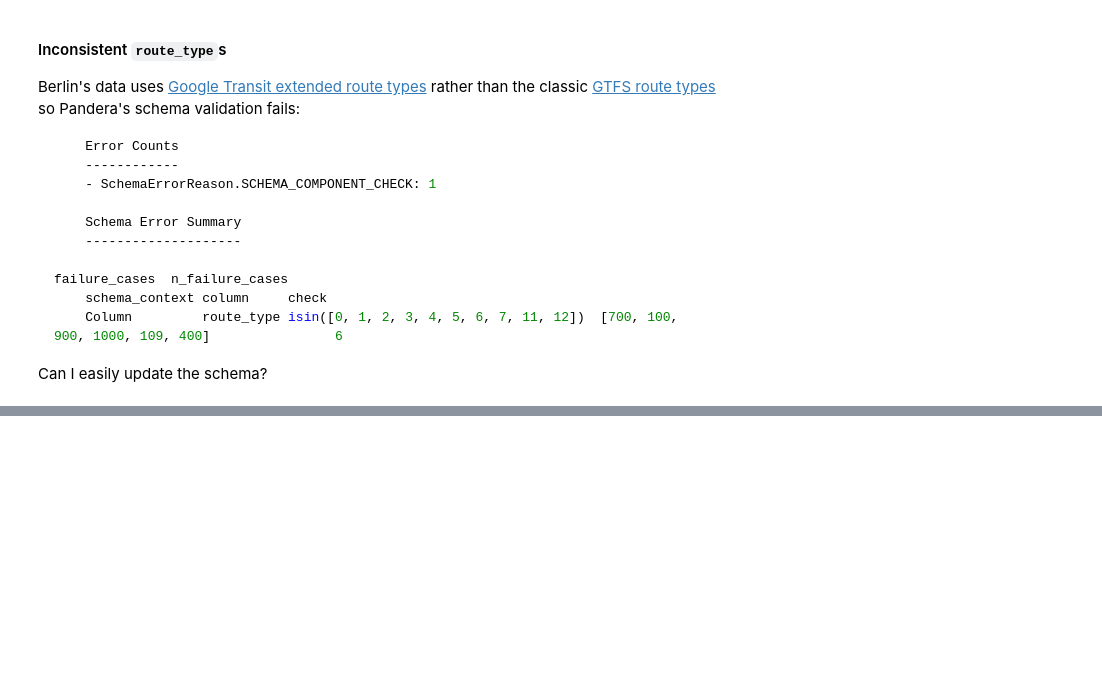
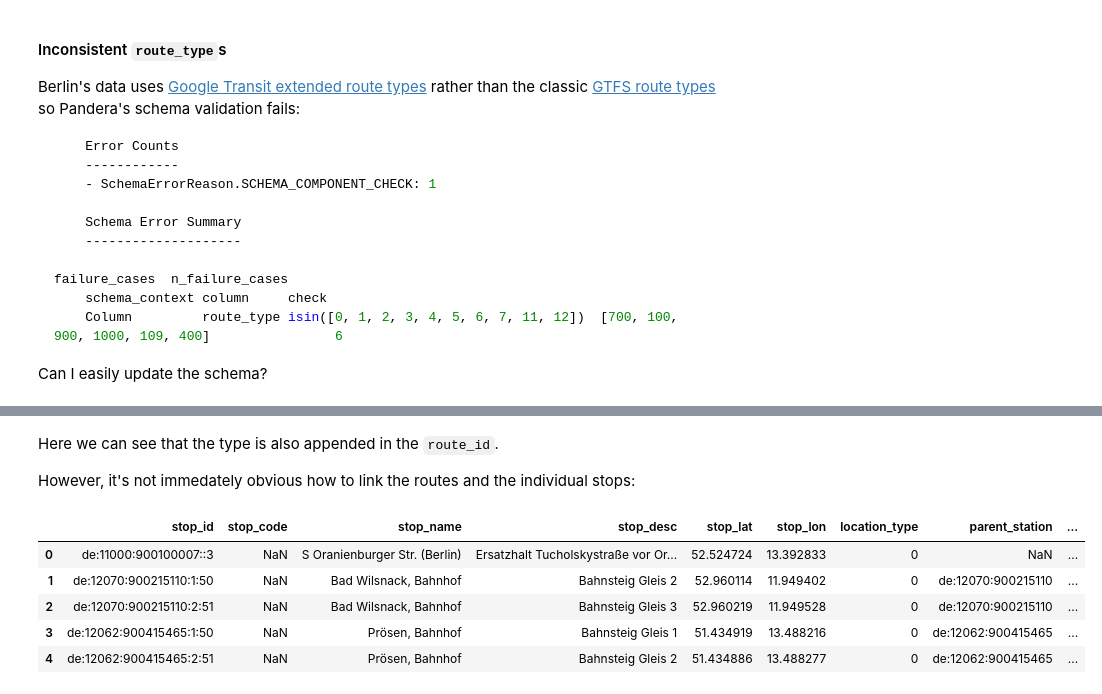
Before and after one commit to sian0x0/End-Station, a Jupyter notebook: end-station-finder.ipynb, the cells around one changed output, grey strips where cells are left out. Drawn from its saved outputs; the diff is of its cells as text; code cells hidden in the pictures; blank space fills up the shorter version.

```diff
--- a/end-station-finder.ipynb
+++ b/end-station-finder.ipynb
@@ -148,0 +227,13 @@ Can I easily update the schema?
+# %% [markdown]
+Here we can see that the type is also appended in the `route_id`.
+
+However, it's not immedately obvious how to link the routes and the individual stops:
+# %%
+feed.get_stops().head()
+# %% [output]
+|  | stop_id | stop_code | stop_name | stop_desc | stop_lat | stop_lon | location_type | parent_station | ... |
+| 0 | de:11000:900100007::3 | NaN | S Oranienburger Str. (Berlin) | Ersatzhalt Tucholskystraße vor Or... | 52.524724 | 13.392833 | 0 | NaN | ... |
+| 1 | de:12070:900215110:1:50 | NaN | Bad Wilsnack, Bahnhof | Bahnsteig Gleis 2 | 52.960114 | 11.949402 | 0 | de:12070:900215110 | ... |
+| 2 | de:12070:900215110:2:51 | NaN | Bad Wilsnack, Bahnhof | Bahnsteig Gleis 3 | 52.960219 | 11.949528 | 0 | de:12070:900215110 | ... |
+| 3 | de:12062:900415465:1:50 | NaN | Prösen, Bahnhof | Bahnsteig Gleis 1 | 51.434919 | 13.488216 | 0 | de:12062:900415465 | ... |
+| 4 | de:12062:900415465:2:51 | NaN | Prösen, Bahnhof | Bahnsteig Gleis 2 | 51.434886 | 13.488277 | 0 | de:12062:900415465 | ... |
```
Also changed, not shown: parts of 19 cells of this notebook.
